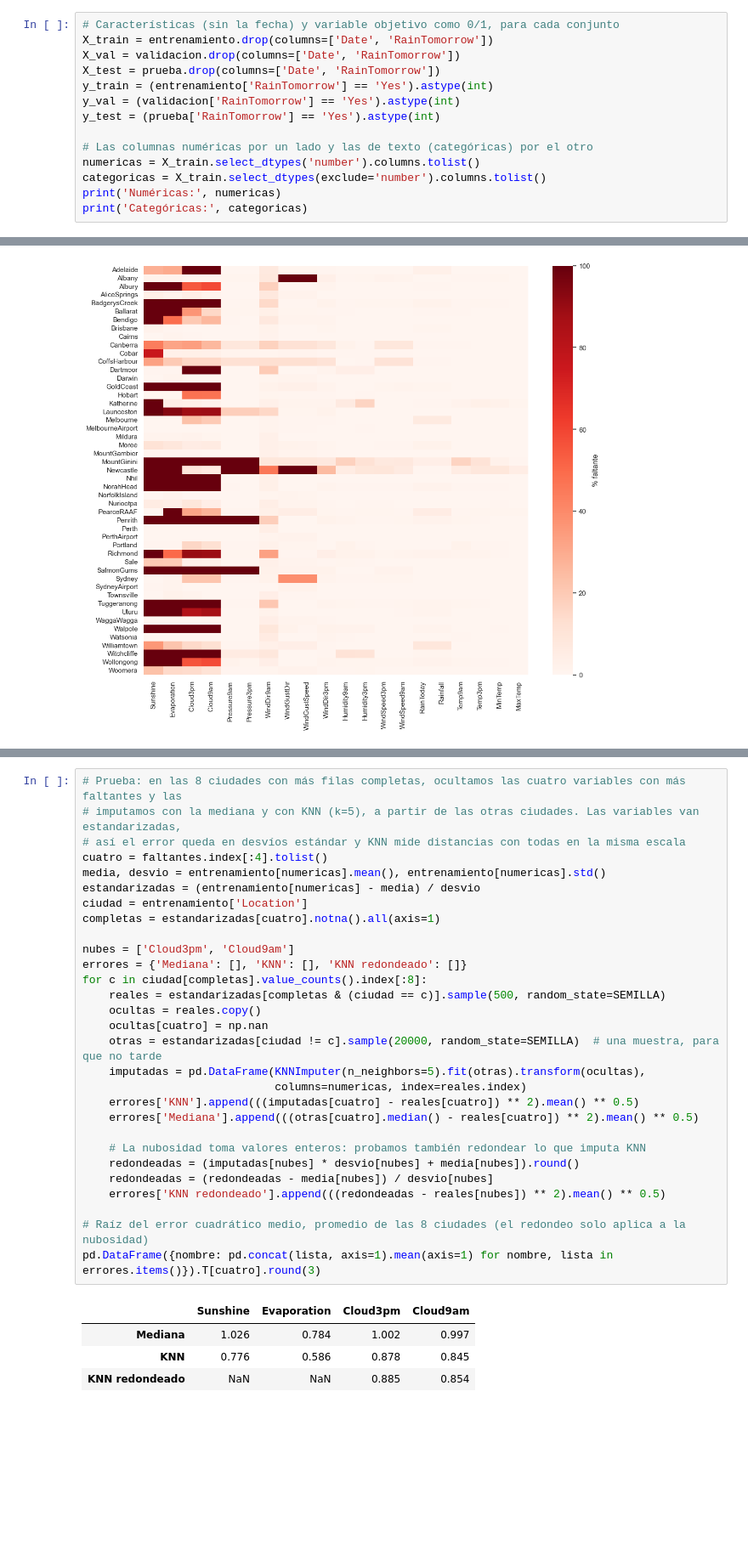
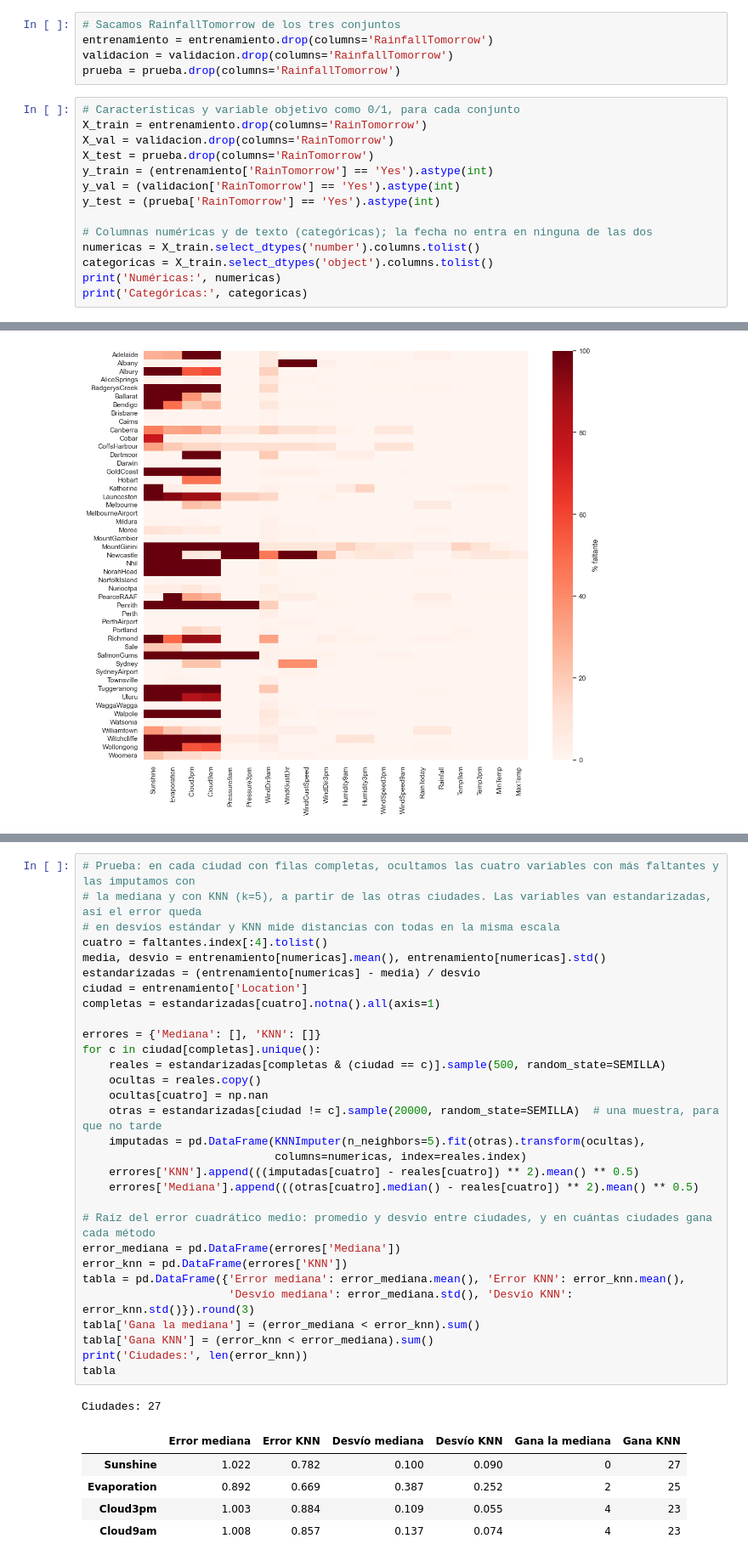
Before and after one commit to ismadarruiz-atr/TP_AA1_Calabozo_Darruiz_DiCarlo_Giuntoli, a Jupyter notebook: TP_2/TP-clasificacion-AA1.ipynb, the cells around one changed output, grey strips where cells are left out. Shown at 85% size. Cells and saved outputs as stored; diff of their text form; blank space fills up the shorter version.

```diff
--- a/TP_2/TP-clasificacion-AA1.ipynb
+++ b/TP_2/TP-clasificacion-AA1.ipynb
@@ -211,15 +167,20 @@ y listamos las columnas numéricas y categóricas, para analizarlas por separado
+# %%
+# Sacamos RainfallTomorrow de los tres conjuntos
+entrenamiento = entrenamiento.drop(columns='RainfallTomorrow')
+validacion = validacion.drop(columns='RainfallTomorrow')
+prueba = prueba.drop(columns='RainfallTomorrow')
 # %%
-# Características (sin la fecha) y variable objetivo como 0/1, para cada conjunto
-X_train = entrenamiento.drop(columns=['Date', 'RainTomorrow'])
-X_val = validacion.drop(columns=['Date', 'RainTomorrow'])
-X_test = prueba.drop(columns=['Date', 'RainTomorrow'])
+# Características y variable objetivo como 0/1, para cada conjunto
+X_train = entrenamiento.drop(columns='RainTomorrow')
+X_val = validacion.drop(columns='RainTomorrow')
+X_test = prueba.drop(columns='RainTomorrow')
 y_train = (entrenamiento['RainTomorrow'] == 'Yes').astype(int)
 y_val = (validacion['RainTomorrow'] == 'Yes').astype(int)
 y_test = (prueba['RainTomorrow'] == 'Yes').astype(int)
 
-# Las columnas numéricas por un lado y las de texto (categóricas) por el otro
+# Columnas numéricas y de texto (categóricas); la fecha no entra en ninguna de las dos
 numericas = X_train.select_dtypes('number').columns.tolist()
-categoricas = X_train.select_dtypes(exclude='number').columns.tolist()
+categoricas = X_train.select_dtypes('object').columns.tolist()
 print('Numéricas:', numericas)
 print('Categóricas:', categoricas)
 # %% [output]
@@ -591,35 +494,38 @@ ocultando las cuatro variables con más faltantes en ciudades que sí las miden:
 # %%
-# Prueba: en las 8 ciudades con más filas completas, ocultamos las cuatro variables con más faltantes y las
-# imputamos con la mediana y con KNN (k=5), a partir de las otras ciudades. Las variables van estandarizadas,
-# así el error queda en desvíos estándar y KNN mide distancias con todas en la misma escala
+# Prueba: en cada ciudad con filas completas, ocultamos las cuatro variables con más faltantes y las imputamos con
+# la mediana y con KNN (k=5), a partir de las otras ciudades. Las variables van estandarizadas, así el error queda
+# en desvíos estándar y KNN mide distancias con todas en la misma escala
 cuatro = faltantes.index[:4].tolist()
 media, desvio = entrenamiento[numericas].mean(), entrenamiento[numericas].std()
 estandarizadas = (entrenamiento[numericas] - media) / desvio
 ciudad = entrenamiento['Location']
 completas = estandarizadas[cuatro].notna().all(axis=1)
 
-nubes = ['Cloud3pm', 'Cloud9am']
-errores = {'Mediana': [], 'KNN': [], 'KNN redondeado': []}
-for c in ciudad[completas].value_counts().index[:8]:
+errores = {'Mediana': [], 'KNN': []}
+for c in ciudad[completas].unique():
     reales = estandarizadas[completas & (ciudad == c)].sample(500, random_state=SEMILLA)
     ocultas = reales.copy()
     ocultas[cuatro] = np.nan
     otras = estandarizadas[ciudad != c].sample(20000, random_state=SEMILLA)  # una muestra, para que no tarde
     imputadas = pd.DataFrame(KNNImputer(n_neighbors=5).fit(otras).transform(ocultas),
                              columns=numericas, index=reales.index)
     errores['KNN'].append(((imputadas[cuatro] - reales[cuatro]) ** 2).mean() ** 0.5)
     errores['Mediana'].append(((otras[cuatro].median() - reales[cuatro]) ** 2).mean() ** 0.5)
 
-    # La nubosidad toma valores enteros: probamos también redondear lo que imputa KNN
-    redondeadas = (imputadas[nubes] * desvio[nubes] + media[nubes]).round()
-    redondeadas = (redondeadas - media[nubes]) / desvio[nubes]
-    errores['KNN redondeado'].append(((redondeadas - reales[nubes]) ** 2).mean() ** 0.5)
-
-# Raíz del error cuadrático medio, promedio de las 8 ciudades (el redondeo solo aplica a la nubosidad)
-pd.DataFrame({nombre: pd.concat(lista, axis=1).mean(axis=1) for nombre, lista in errores.items()}).T[cuatro].round(3)
+# Raíz del error cuadrático medio: promedio y desvío entre ciudades, y en cuántas ciudades gana cada método
+error_mediana = pd.DataFrame(errores['Mediana'])
+error_knn = pd.DataFrame(errores['KNN'])
+tabla = pd.DataFrame({'Error mediana': error_mediana.mean(), 'Error KNN': error_knn.mean(),
+                      'Desvío mediana': error_mediana.std(), 'Desvío KNN': error_knn.std()}).round(3)
+tabla['Gana la mediana'] = (error_mediana < error_knn).sum()
+tabla['Gana KNN'] = (error_knn < error_mediana).sum()
+print('Ciudades:', len(error_knn))
+tabla
 # %% [output]
+Ciudades: 27
-|  | Sunshine | Evaporation | Cloud3pm | Cloud9am |
-| Mediana | 1.026 | 0.784 | 1.002 | 0.997 |
-| KNN | 0.776 | 0.586 | 0.878 | 0.845 |
-| KNN redondeado | NaN | NaN | 0.885 | 0.854 |
+|  | Error mediana | Error KNN | Desvío mediana | Desvío KNN | Gana la mediana | Gana KNN |
+| Sunshine | 1.022 | 0.782 | 0.100 | 0.090 | 0 | 27 |
+| Evaporation | 0.892 | 0.669 | 0.387 | 0.252 | 2 | 25 |
+| Cloud3pm | 1.003 | 0.884 | 0.109 | 0.055 | 4 | 23 |
+| Cloud9am | 1.008 | 0.857 | 0.137 | 0.074 | 4 | 23 |
 # %% [markdown]
```
Also changed, not shown: parts of 96 cells of this notebook, 1 other file.
